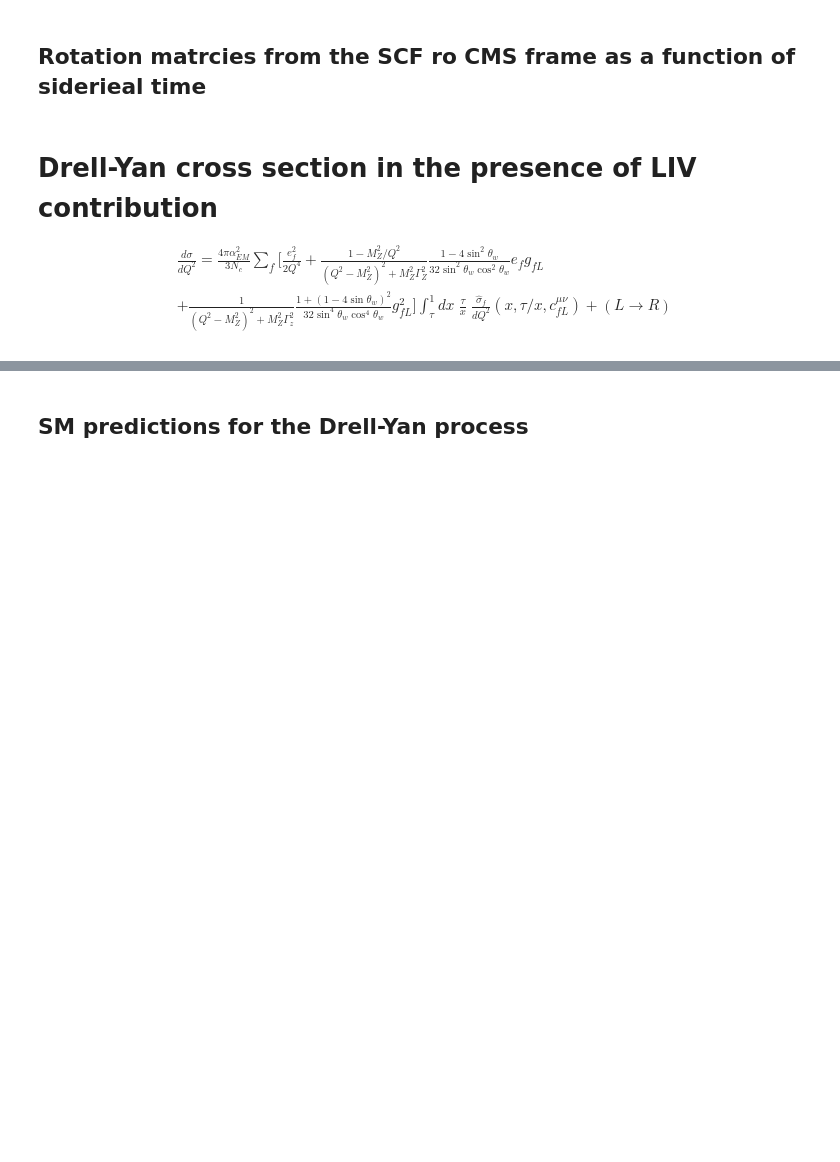
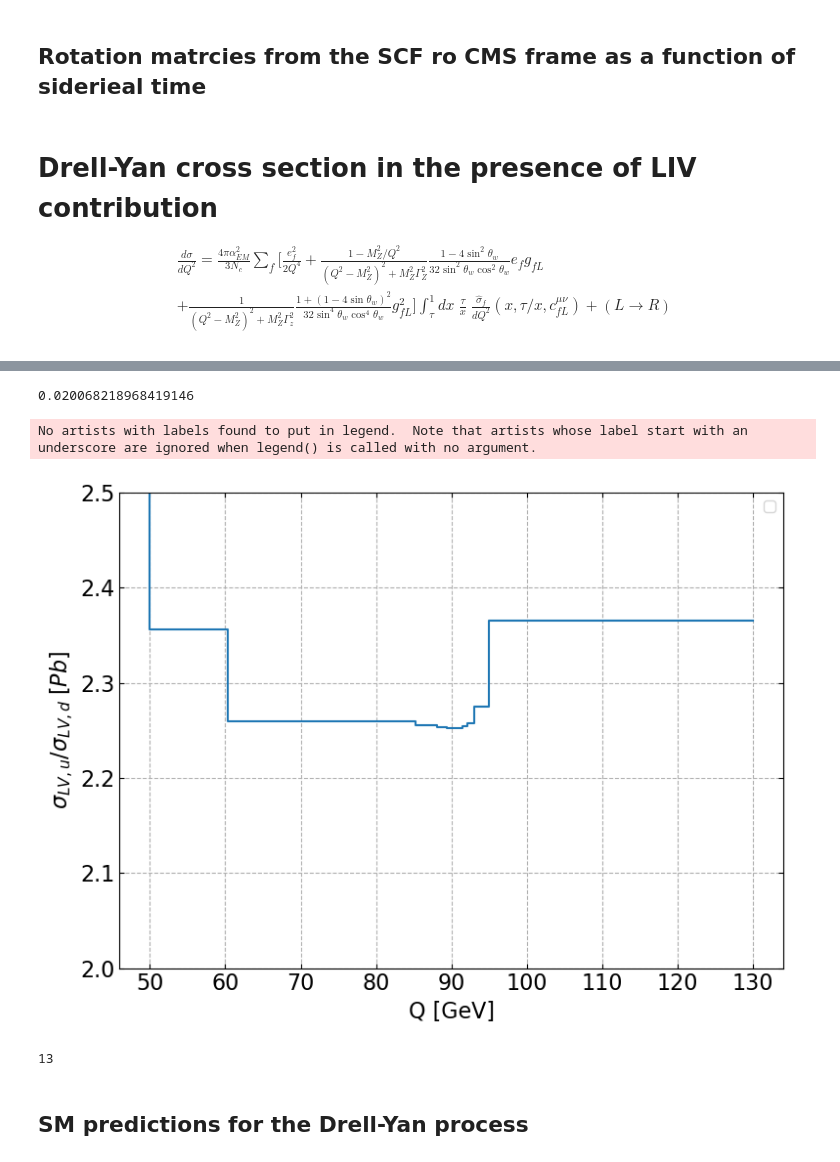
Before and after one commit to benkjor/LIV, a Jupyter notebook: cross_section.ipynb, the cells around one changed output, grey strips where cells are left out. Drawn from its saved outputs; the diff is of its cells as text; code cells hidden in the pictures; blank space fills up the shorter version.

```diff
--- a/cross_section.ipynb
+++ b/cross_section.ipynb
@@ -300,7 +452,9 @@ if __name__ == '__main__':
     b = 90  # End of the Q range
     nbins = 17  # Number of bins
 
-    Q_bins = np.linspace(a, b, nbins + 1)
+    # Q_bins = np.linspace(a, b, nbins + 1)
+    # Q_bins = np.linspace(60, 120, 10)
+    Q_bins = np.array([50, 60.3, 85.2298, 88.1398, 89.3644, 90.16, 90.8102, 91.428, 92.1163, 93.0461, 94.9463, 120, 130])
 
     # Prepare the list of arguments for each bin
     bin_ranges = [(Q_bins[i], Q_bins[i + 1]) for i in range(len(Q_bins) - 1)]
@@ -324,7 +481,8 @@ if __name__ == '__main__':
     b = 90  # End of the Q range
     nbins = 17  # Number of bins
 
-    Q_bins = np.linspace(a, b, nbins + 1)
+    Q_bins = np.array([50, 60.3, 85.2298, 88.1398, 89.3644, 90.16, 90.8102, 91.428, 92.1163, 93.0461, 94.9463, 120, 130])
+    # Q_bins = np.linspace(60, 120, 10)
 
     # Prepare the list of arguments for each bin
     bin_ranges = [(Q_bins[i], Q_bins[i + 1]) for i in range(len(Q_bins) - 1)]
@@ -335,25 +496,45 @@ if __name__ == '__main__':
+# %%
+print(sme_values2[-1])
+# %% [output]
+0.020068218968419146
 # %%
 plt.figure(figsize=(8, 6))
+import matplotlib
+matplotlib.rcParams.update({'font.size': 16})
 
 # Create the step plot
-plt.step(Q_bins,  sme_values1 + [sme_values1[-1]], where='post', color='firebrick', linestyle='--', label = '$c^{33}_{u}=10^{-4}$')
-plt.step(Q_bins,  sme_values2 + [sme_values2[-1]], where='post', color='blue', linestyle='--', label = '$c^{33}_{d}=10^{-4}$')
-
+# plt.step(Q_bins,  sme_values1 + [sme_values1[-1]], where='post', color='firebrick', linestyle='--', label = '$c^{33}_{u}=10^{-4}$')
+# plt.step(Q_bins,  sme_values2 + [sme_values2[-1]], where='post', color='blue', label = '$c^{33}_{d}=10^{-4}$')
+up = np.array(sme_values1 + [sme_values1[-1]])
+down = np.array(sme_values2 + [sme_values2[-1]])
+plt.step(Q_bins, up/down)
 
 plt.xlabel('Q [GeV]')
-plt.yscale('log')
-plt.ylabel('$\\sigma \\;[Pb]$')
-plt.title('Lorentz violation contribution in the cross section')
+# plt.yscale('log')
+plt.ylim([2, 2.5])
+plt.ylabel('$\\sigma_{LV, u}/\\sigma_{LV, d} \\;[Pb]$')
+# plt.title('Lorentz violation contribution in the cross section')
 plt.grid(True, which="both", ls="--")
 
 plt.tick_params(axis='both', which='both', direction='in', top=True, right=True)
 
 
 plt.tight_layout()
 plt.legend(fontsize=11, loc='best')
 # Save and show the plot
 plt.savefig('intrsec.png', dpi=300)
 plt.show()
+# %% [output]
+No artists with labels found to put in legend.  Note that artists whose label start with an underscore are ignored when legend() is called with no argument.
+[figure, added]
+# %%
+mass_dependency =  sme_values1 + [sme_values1[-1]]
+# mass_dependency =  sme_values2 + [sme_values2[-1]]
+
+np.save("coupling_models/mass_dependence_up", mass_dependency)
+print(len(mass_dependency))
+# %% [output]
+13
 # %% [markdown]
 ## SM predictions for the Drell-Yan process
 # %%
```
Also changed, not shown: parts of 16 cells of this notebook, 6 other files.
